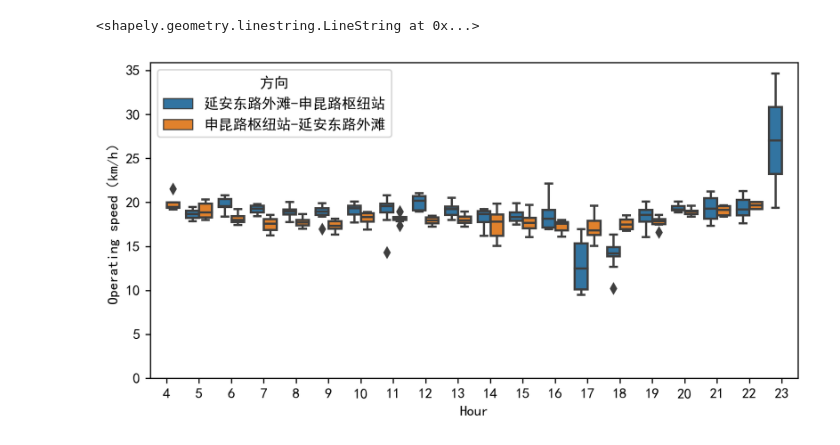
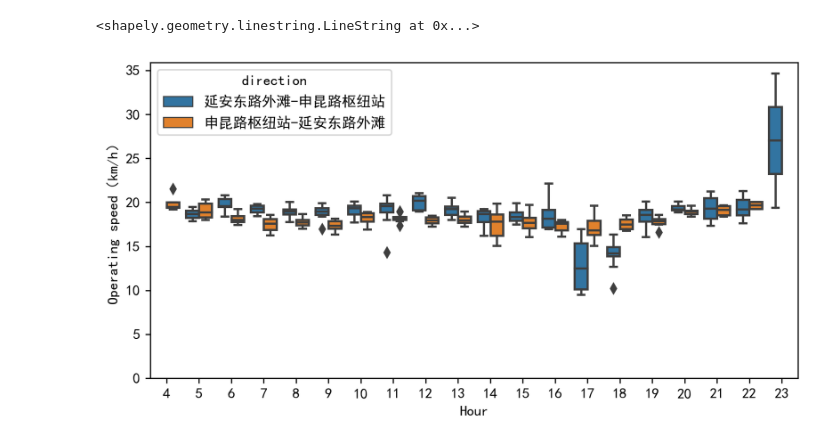
Before and after one commit to ni1o1/transbigdata, a Jupyter notebook: example/Example 2-Identifying arrival and departure information from Bus GPS data.ipynb, the cells around one changed output. Cells and saved outputs as stored; diff of their text form; code cells hidden in the pictures.

```diff
--- a/example/Example 2-Identifying arrival and departure information from Bus GPS data.ipynb
+++ b/example/Example 2-Identifying arrival and departure information from Bus GPS data.ipynb
@@ -122,17 +138,17 @@ onewaytime = onewaytime[onewaytime['speed']<=60]
 # %%
 ## Travel speed distribution
 import numpy as np
 import matplotlib.pyplot as plt
 import seaborn as sns
 plt.rcParams['font.sans-serif']=['SimHei']
 plt.rcParams['font.serif'] = ['SimHei']
 plt.rcParams['axes.unicode_minus']=False
 fig     = plt.figure(1,(8,4),dpi = 250)
 ax1      = plt.subplot(111)
-sns.boxplot(x = 'shour',y = 'speed',hue = '方向',data = onewaytime)
+sns.boxplot(x = 'shour',y = 'speed',hue = 'direction',data = onewaytime)
 plt.ylabel('Operating speed（km/h）')
 plt.xlabel('Hour')
 plt.ylim(0)
 plt.show()
 # %% [output]
-[figure, old version]
+[figure, new version]
```
Also changed, not shown: parts of 3 cells of this notebook, 5 other files.
